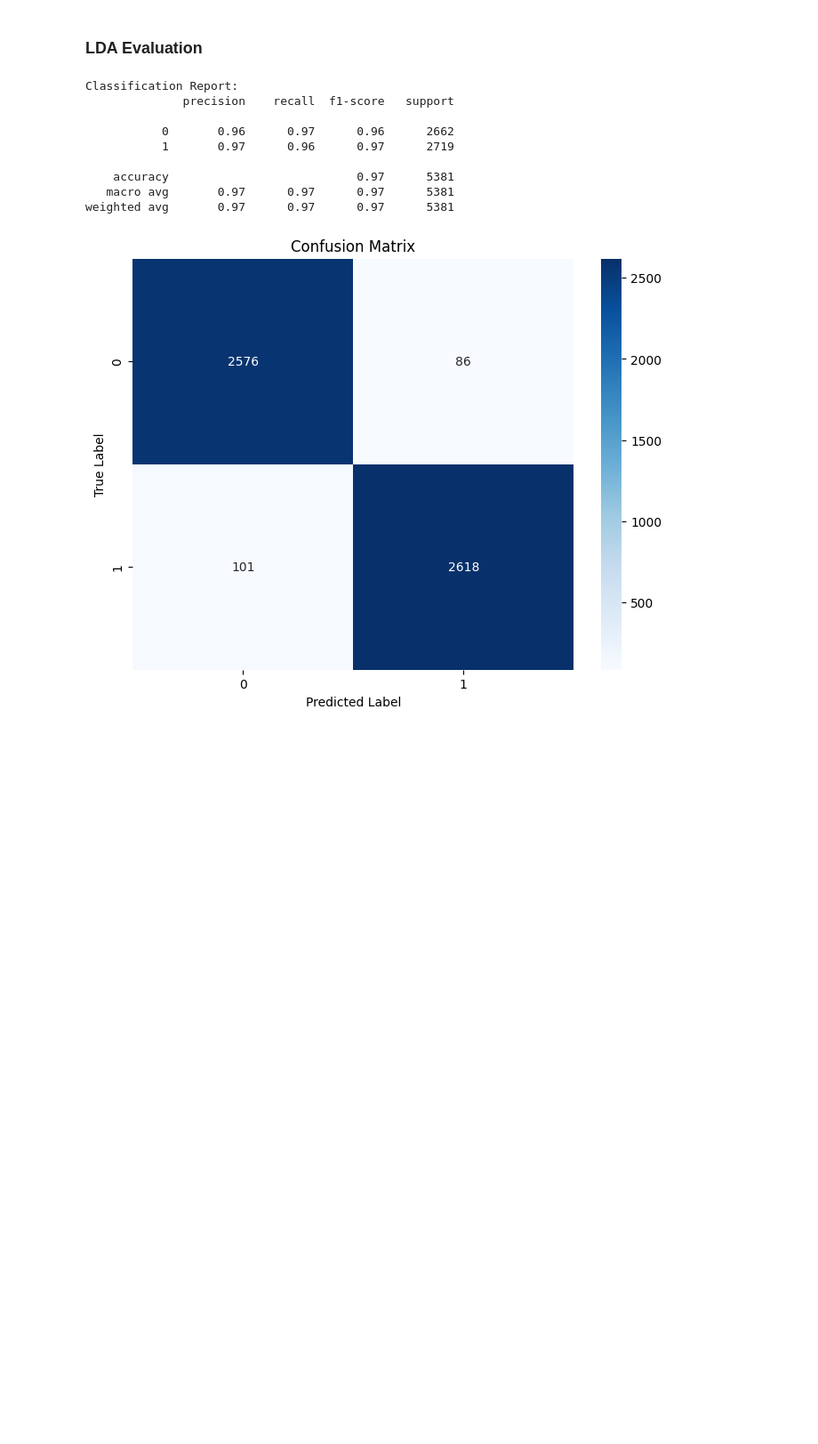
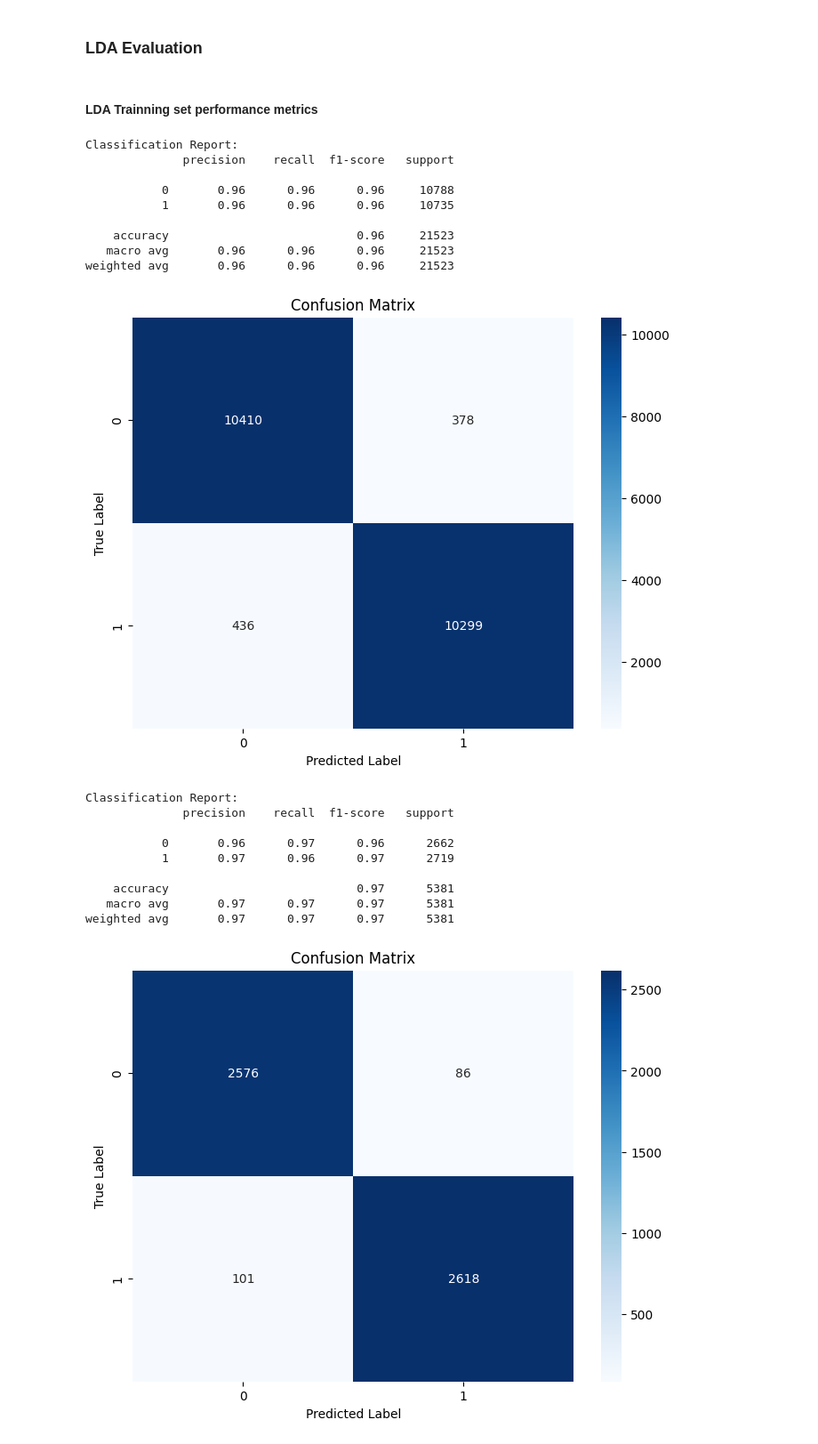
Before and after one commit to abdalrahmanf2/computation-project, a Jupyter notebook: project.ipynb, the cells around one changed output. Shown at 89% size. Drawn from its saved outputs; the diff is of its cells as text; code cells hidden in the pictures; blank space fills up the shorter version.

```diff
--- a/project.ipynb
+++ b/project.ipynb
@@ -434,5 +436,36 @@ Number of features after selection: 8
 # %% [markdown]
 ### LDA Evaluation
+# %% [markdown]
+#### LDA Trainning set performance metrics
+# %%
+# Create a simple classifier using LDA
+lda_classifier = LinearDiscriminantAnalysis()
+lda_classifier.fit(X_train_normalized, y_train)
+y_train_pred = lda_classifier.predict(X_train_normalized)
+
+# Print classification report
+print("\nClassification Report:")
+print(classification_report(y_train, y_train_pred))
+
+# Plot confusion matrix
+plt.figure(figsize=(8, 6))
+cm = confusion_matrix(y_train, y_train_pred)
+sns.heatmap(cm, annot=True, fmt='d', cmap='Blues')
+plt.title('Confusion Matrix')
+plt.ylabel('True Label')
+plt.xlabel('Predicted Label')
+plt.show()
+# %% [output]
+Classification Report:
+              precision    recall  f1-score   support
+
+           0       0.96      0.96      0.96     10788
+           1       0.96      0.96      0.96     10735
+
+    accuracy                           0.96     21523
+   macro avg       0.96      0.96      0.96     21523
+weighted avg       0.96      0.96      0.96     21523
+[figure, added]
 # %%
 # Create a simple classifier using LDA
 lda_classifier = LinearDiscriminantAnalysis()
```
Also changed, not shown: parts of 23 cells of this notebook, 33 other files.
